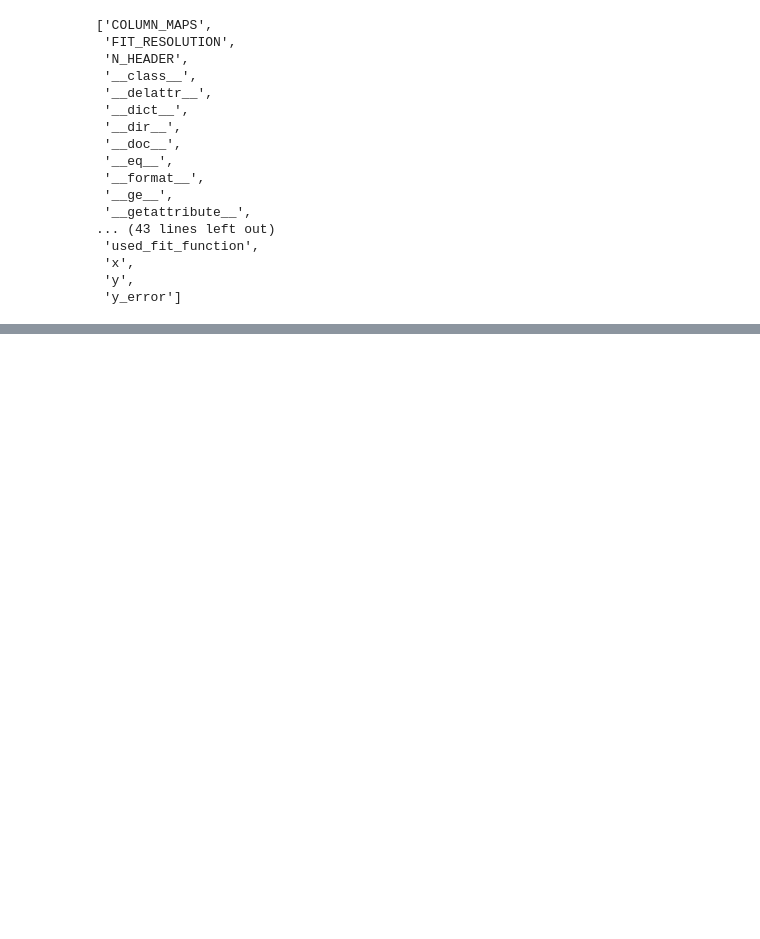
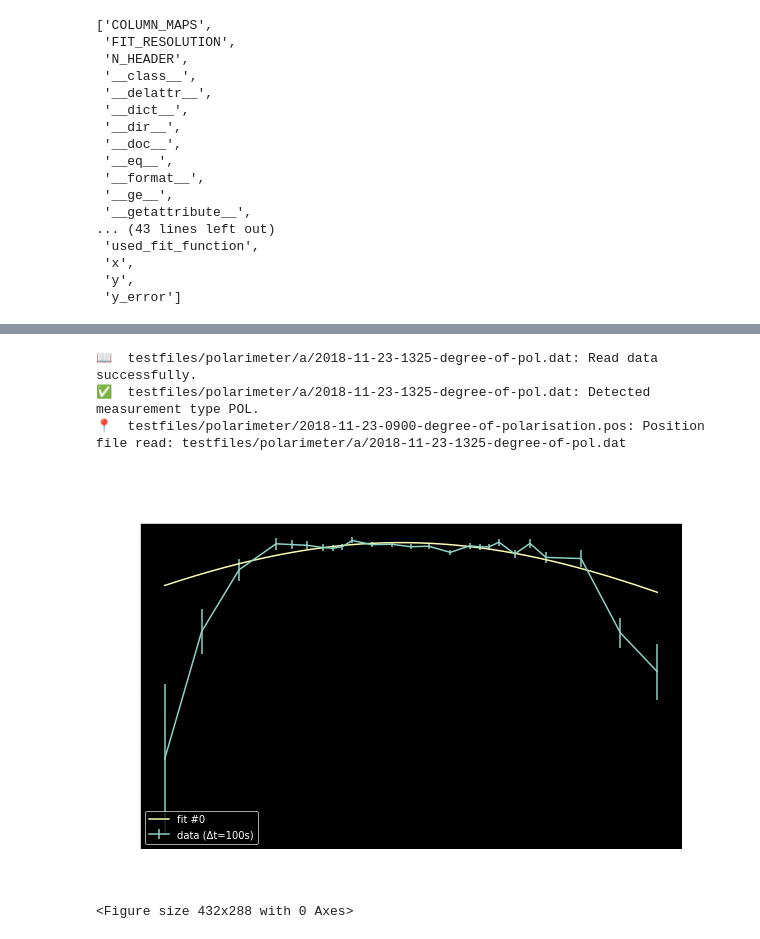
Before and after one commit to nicoeinsidler/pigor, a Jupyter notebook: PIGOR-Test-Notebook.ipynb, the cells around one changed output, grey strips where cells are left out. Drawn from its saved outputs; the diff is of its cells as text; code cells hidden in the pictures; blank space fills up the shorter version.

Commit message:
finished first Jupyter tutorial

```diff
--- a/PIGOR-Test-Notebook.ipynb
+++ b/PIGOR-Test-Notebook.ipynb
@@ -119,0 +161,11 @@ dir(m1)
+# %%
+m2 = measurement.Measurement(pathlib.Path('./testfiles/polarimeter/a/2018-11-23-1325-degree-of-pol.dat'))
+# %% [output]
+📖  testfiles/polarimeter/a/2018-11-23-1325-degree-of-pol.dat: Read data successfully.
+✅  testfiles/polarimeter/a/2018-11-23-1325-degree-of-pol.dat: Detected measurement type POL.
+📍  testfiles/polarimeter/2018-11-23-0900-degree-of-polarisation.pos: Position file read: testfiles/polarimeter/a/2018-11-23-1325-degree-of-pol.dat
+# %%
+m2.plot(enable_jupyter=True)
+# %% [output]
+[figure, added]
+<Figure size 432x288 with 0 Axes>
```
Also changed, not shown: parts of 11 cells of this notebook.
